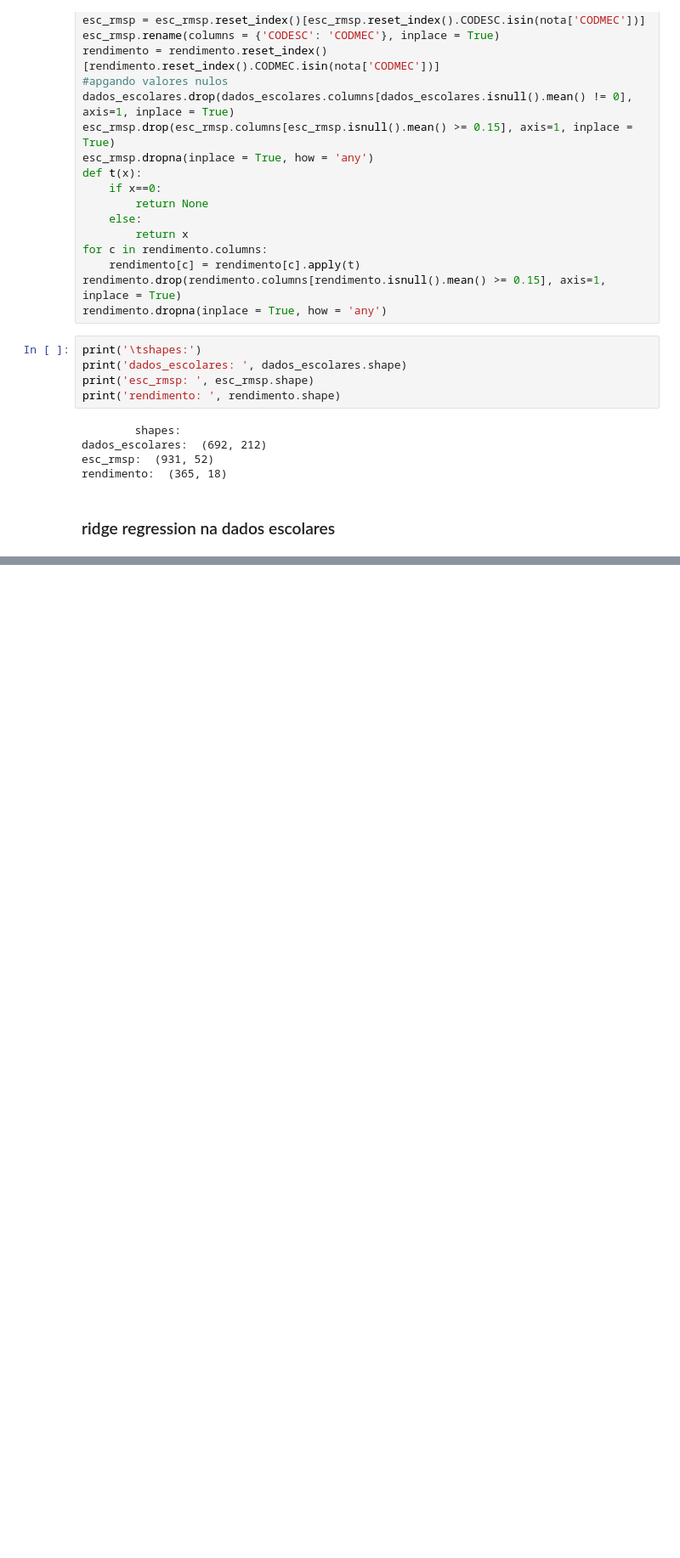
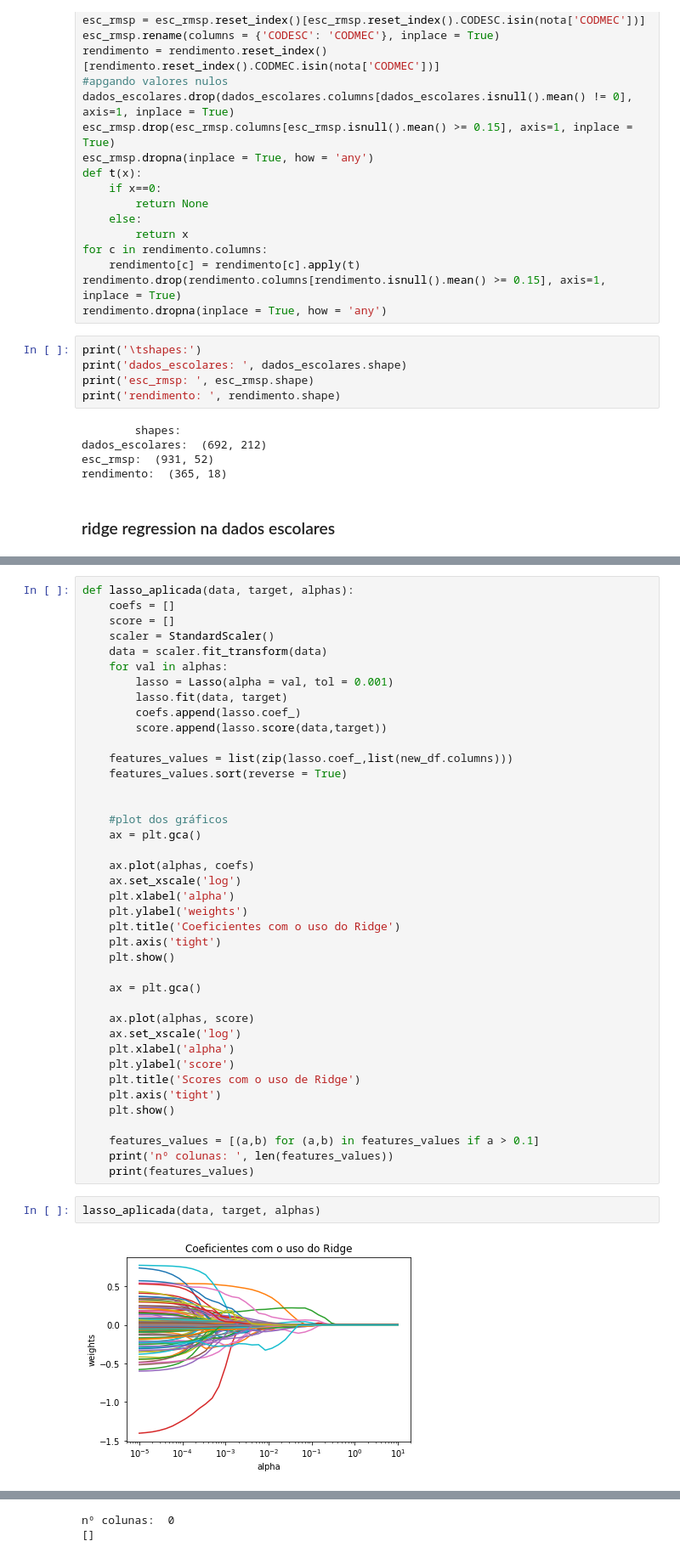
Before and after one commit to GiovaniValdrighi/DataScience_IC, a Jupyter notebook: Contest/ridge_lasso.ipynb, the cells around one changed output, grey strips where cells are left out. Shown: that part at 85% size. Cells and saved outputs as stored; diff of their text form; blank space fills up the shorter version.

Commit message:
created ridge and lasso function

```diff
--- a/Contest/ridge_lasso.ipynb
+++ b/Contest/ridge_lasso.ipynb
@@ -116,0 +117,44 @@ nº colunas:  43
+# %%
+def lasso_aplicada(data, target, alphas):
+    coefs = []
+    score = []
+    scaler = StandardScaler()
+    data = scaler.fit_transform(data)
+    for val in alphas:
+        lasso = Lasso(alpha = val, tol = 0.001)
+        lasso.fit(data, target)
+        coefs.append(lasso.coef_)
+        score.append(lasso.score(data,target))
+
+    features_values = list(zip(lasso.coef_,list(new_df.columns)))
+    features_values.sort(reverse = True)
+
+
+    #plot dos gráficos
+    ax = plt.gca()
+
+    ax.plot(alphas, coefs)
+    ax.set_xscale('log')
+    plt.xlabel('alpha')
+    plt.ylabel('weights')
+    plt.title('Coeficientes com o uso do Ridge')
+    plt.axis('tight')
+    plt.show()
+
+    ax = plt.gca()
+
+    ax.plot(alphas, score)
+    ax.set_xscale('log')
+    plt.xlabel('alpha')
+    plt.ylabel('score')
+    plt.title('Scores com o uso de Ridge')
+    plt.axis('tight')
+    plt.show()
+
+    features_values = [(a,b) for (a,b) in features_values if a > 0.1]
+    print('nº colunas: ', len(features_values))
+    print(features_values)
+# %%
+lasso_aplicada(data, target, alphas)
+# %% [output]
+[figure, added]
@@ -116,0 +162,2 @@ nº colunas:  43
+nº colunas:  0
+[]
```
Also changed, not shown: parts of 5 cells of this notebook.
